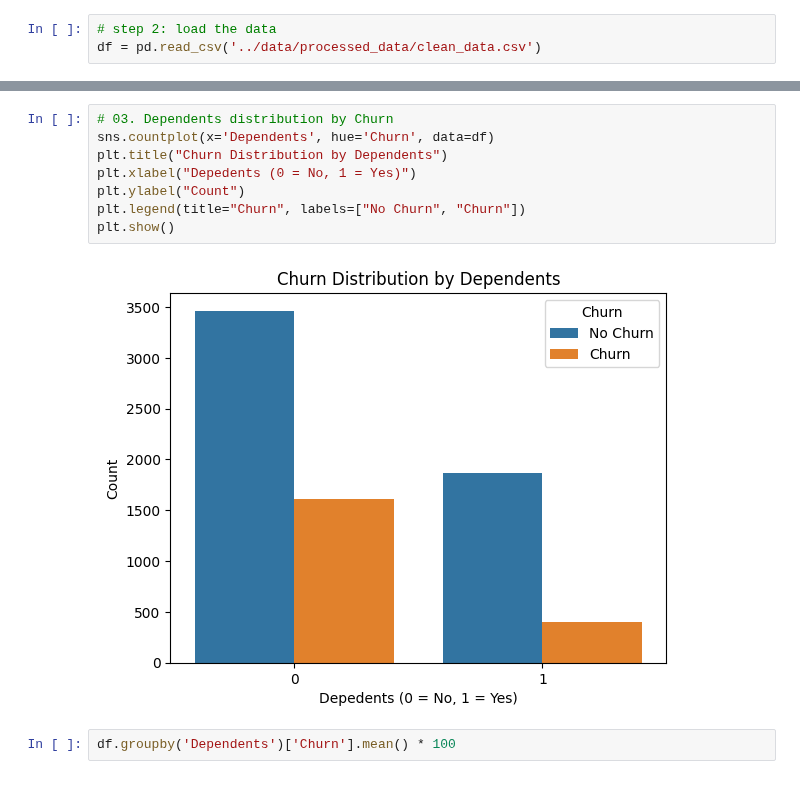
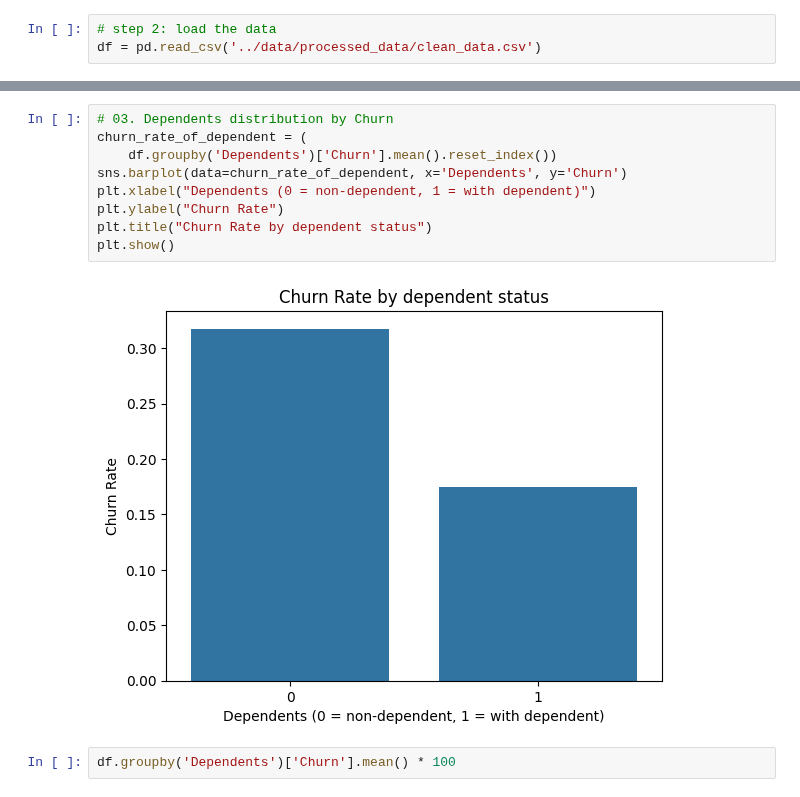
Before and after one commit to JaiswarYash/Customer-Churn-Prediction, a Jupyter notebook: notebook/02_Data_exploration.ipynb, the cells around one changed output, grey strips where cells are left out. Cells and saved outputs as stored; diff of their text form.

```diff
--- a/notebook/02_Data_exploration.ipynb
+++ b/notebook/02_Data_exploration.ipynb
@@ -66,13 +174,14 @@ Customers without a partner churn at a rate 1.6x higher than customers with a pa
 # %%
 # 03. Dependents distribution by Churn
-sns.countplot(x='Dependents', hue='Churn', data=df)
-plt.title("Churn Distribution by Dependents")
-plt.xlabel("Depedents (0 = No, 1 = Yes)")
-plt.ylabel("Count")
-plt.legend(title="Churn", labels=["No Churn", "Churn"])
+churn_rate_of_dependent = (
+    df.groupby('Dependents')['Churn'].mean().reset_index())
+sns.barplot(data=churn_rate_of_dependent, x='Dependents', y='Churn')
+plt.xlabel("Dependents (0 = non-dependent, 1 = with dependent)")
+plt.ylabel("Churn Rate")
+plt.title("Churn Rate by dependent status")
 plt.show()
 # %% [output]
-[figure, old version]
+[figure, new version]
 # %%
 df.groupby('Dependents')['Churn'].mean() * 100
 # %% [output]
```
Also changed, not shown: parts of 24 cells of this notebook.
